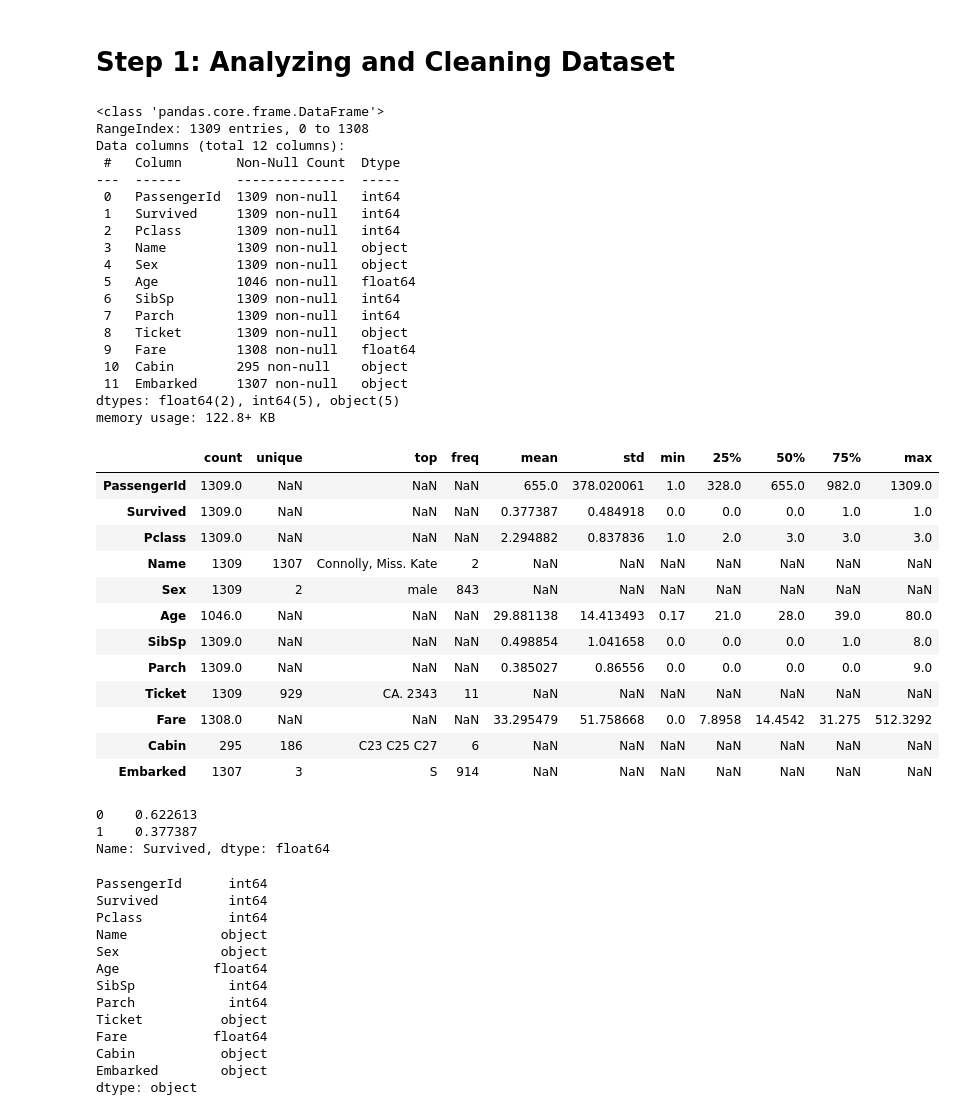
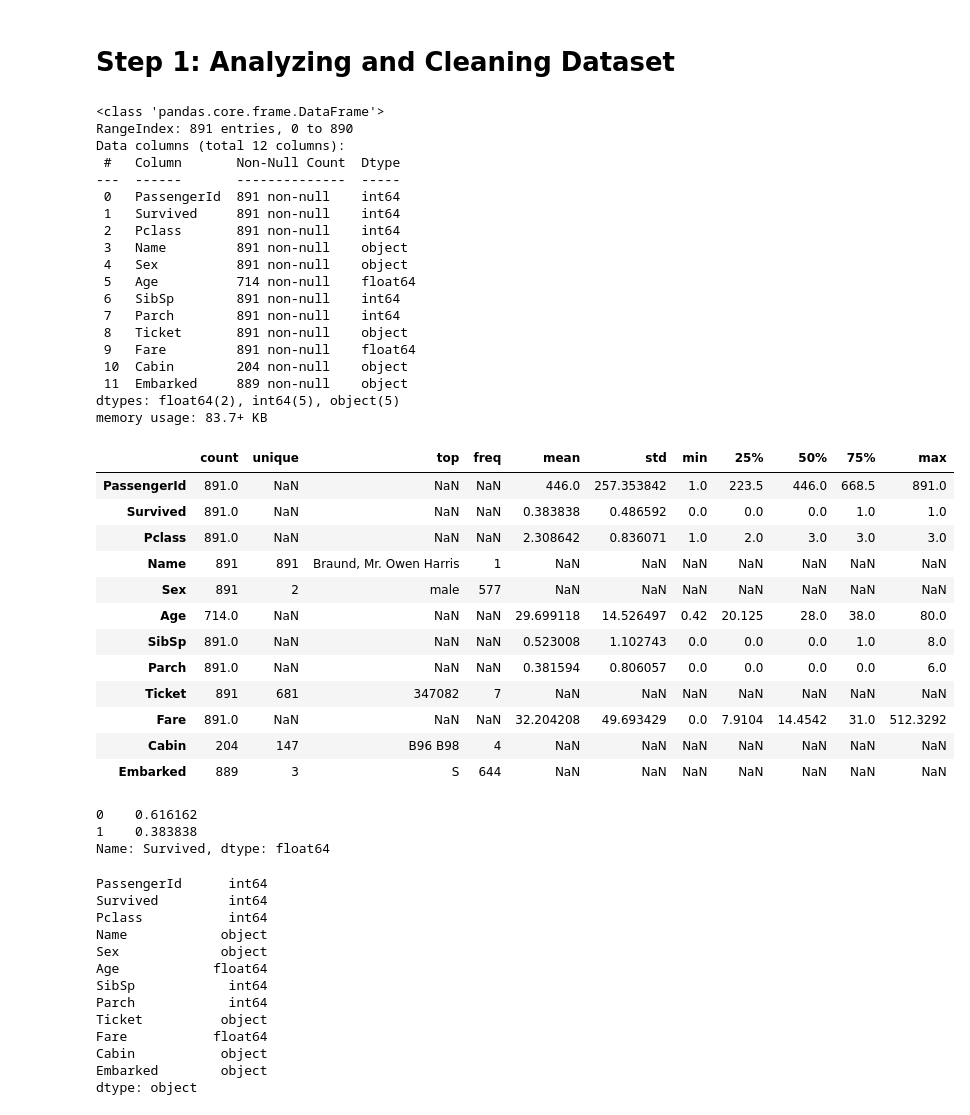
Before and after one commit to vieetdemort/Titanic---Machine-Learning-Problem, a Jupyter notebook: titanic-machine-learning-problem.ipynb, the cells around one changed output. Drawn from its saved outputs; the diff is of its cells as text; code cells hidden in the pictures.

```diff
--- a/titanic-machine-learning-problem.ipynb
+++ b/titanic-machine-learning-problem.ipynb
@@ -39,47 +27,47 @@ df.head()
 # %% [markdown]
 # Step 1: **Analyzing and Cleaning Dataset**
 # %%
-df.info()
+train.info()
 # %% [output]
 <class 'pandas.core.frame.DataFrame'>
-RangeIndex: 1309 entries, 0 to 1308
+RangeIndex: 891 entries, 0 to 890
 Data columns (total 12 columns):
  #   Column       Non-Null Count  Dtype
 ---  ------       --------------  -----
- 0   PassengerId  1309 non-null   int64
- 1   Survived     1309 non-null   int64
- 2   Pclass       1309 non-null   int64
- 3   Name         1309 non-null   object
- 4   Sex          1309 non-null   object
- 5   Age          1046 non-null   float64
- 6   SibSp        1309 non-null   int64
- 7   Parch        1309 non-null   int64
- 8   Ticket       1309 non-null   object
- 9   Fare         1308 non-null   float64
- 10  Cabin        295 non-null    object
- 11  Embarked     1307 non-null   object
+ 0   PassengerId  891 non-null    int64
+ 1   Survived     891 non-null    int64
+ 2   Pclass       891 non-null    int64
+ 3   Name         891 non-null    object
+ 4   Sex          891 non-null    object
+ 5   Age          714 non-null    float64
+ 6   SibSp        891 non-null    int64
+ 7   Parch        891 non-null    int64
+ 8   Ticket       891 non-null    object
+ 9   Fare         891 non-null    float64
+ 10  Cabin        204 non-null    object
+ 11  Embarked     889 non-null    object
 dtypes: float64(2), int64(5), object(5)
-memory usage: 122.8+ KB
+memory usage: 83.7+ KB
 # %%
-df.describe(include='all').T
+train.describe(include='all').T
 # %% [output]
 |  | count | unique | top | freq | mean | std | min | 25% | 50% | 75% | max |
-| PassengerId | 1309.0 | NaN | NaN | NaN | 655.0 | 378.020061 | 1.0 | 328.0 | 655.0 | 982.0 | 1309.0 |
-| Survived | 1309.0 | NaN | NaN | NaN | 0.377387 | 0.484918 | 0.0 | 0.0 | 0.0 | 1.0 | 1.0 |
-| Pclass | 1309.0 | NaN | NaN | NaN | 2.294882 | 0.837836 | 1.0 | 2.0 | 3.0 | 3.0 | 3.0 |
-| Name | 1309 | 1307 | Connolly, Miss. Kate | 2 | NaN | NaN | NaN | NaN | NaN | NaN | NaN |
-| Sex | 1309 | 2 | male | 843 | NaN | NaN | NaN | NaN | NaN | NaN | NaN |
-| Age | 1046.0 | NaN | NaN | NaN | 29.881138 | 14.413493 | 0.17 | 21.0 | 28.0 | 39.0 | 80.0 |
-| SibSp | 1309.0 | NaN | NaN | NaN | 0.498854 | 1.041658 | 0.0 | 0.0 | 0.0 | 1.0 | 8.0 |
-| Parch | 1309.0 | NaN | NaN | NaN | 0.385027 | 0.86556 | 0.0 | 0.0 | 0.0 | 0.0 | 9.0 |
-| Ticket | 1309 | 929 | CA. 2343 | 11 | NaN | NaN | NaN | NaN | NaN | NaN | NaN |
-| Fare | 1308.0 | NaN | NaN | NaN | 33.295479 | 51.758668 | 0.0 | 7.8958 | 14.4542 | 31.275 | 512.3292 |
-| Cabin | 295 | 186 | C23 C25 C27 | 6 | NaN | NaN | NaN | NaN | NaN | NaN | NaN |
-| Embarked | 1307 | 3 | S | 914 | NaN | NaN | NaN | NaN | NaN | NaN | NaN |
+| PassengerId | 891.0 | NaN | NaN | NaN | 446.0 | 257.353842 | 1.0 | 223.5 | 446.0 | 668.5 | 891.0 |
+| Survived | 891.0 | NaN | NaN | NaN | 0.383838 | 0.486592 | 0.0 | 0.0 | 0.0 | 1.0 | 1.0 |
+| Pclass | 891.0 | NaN | NaN | NaN | 2.308642 | 0.836071 | 1.0 | 2.0 | 3.0 | 3.0 | 3.0 |
+| Name | 891 | 891 | Braund, Mr. Owen Harris | 1 | NaN | NaN | NaN | NaN | NaN | NaN | NaN |
+| Sex | 891 | 2 | male | 577 | NaN | NaN | NaN | NaN | NaN | NaN | NaN |
+| Age | 714.0 | NaN | NaN | NaN | 29.699118 | 14.526497 | 0.42 | 20.125 | 28.0 | 38.0 | 80.0 |
+| SibSp | 891.0 | NaN | NaN | NaN | 0.523008 | 1.102743 | 0.0 | 0.0 | 0.0 | 1.0 | 8.0 |
+| Parch | 891.0 | NaN | NaN | NaN | 0.381594 | 0.806057 | 0.0 | 0.0 | 0.0 | 0.0 | 6.0 |
+| Ticket | 891 | 681 | 347082 | 7 | NaN | NaN | NaN | NaN | NaN | NaN | NaN |
+| Fare | 891.0 | NaN | NaN | NaN | 32.204208 | 49.693429 | 0.0 | 7.9104 | 14.4542 | 31.0 | 512.3292 |
+| Cabin | 204 | 147 | B96 B98 | 4 | NaN | NaN | NaN | NaN | NaN | NaN | NaN |
+| Embarked | 889 | 3 | S | 644 | NaN | NaN | NaN | NaN | NaN | NaN | NaN |
 # %%
-df['Survived'].value_counts(normalize=True)
+train['Survived'].value_counts(normalize=True)
 # %% [output]
-0    0.622613
-1    0.377387
+0    0.616162
+1    0.383838
 Name: Survived, dtype: float64
 # %%
```
Also changed, not shown: parts of 25 cells of this notebook.
